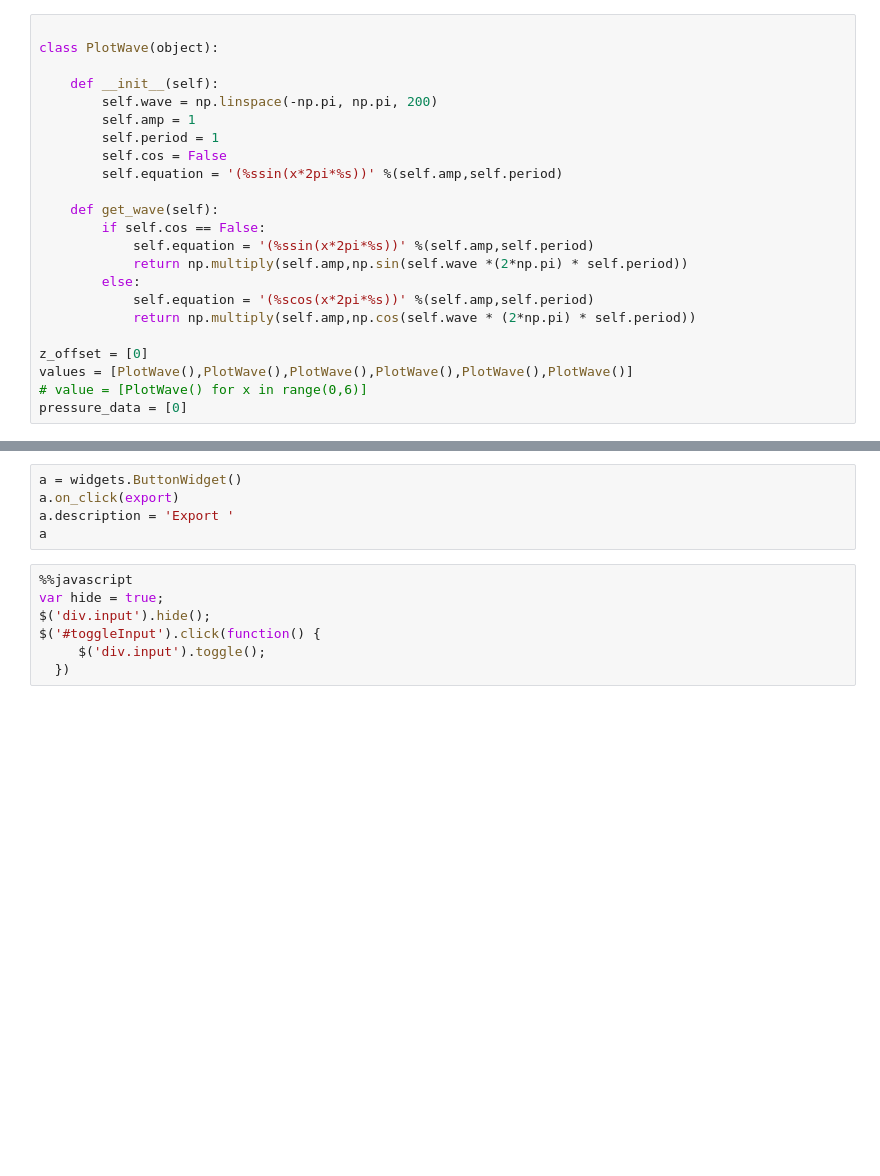
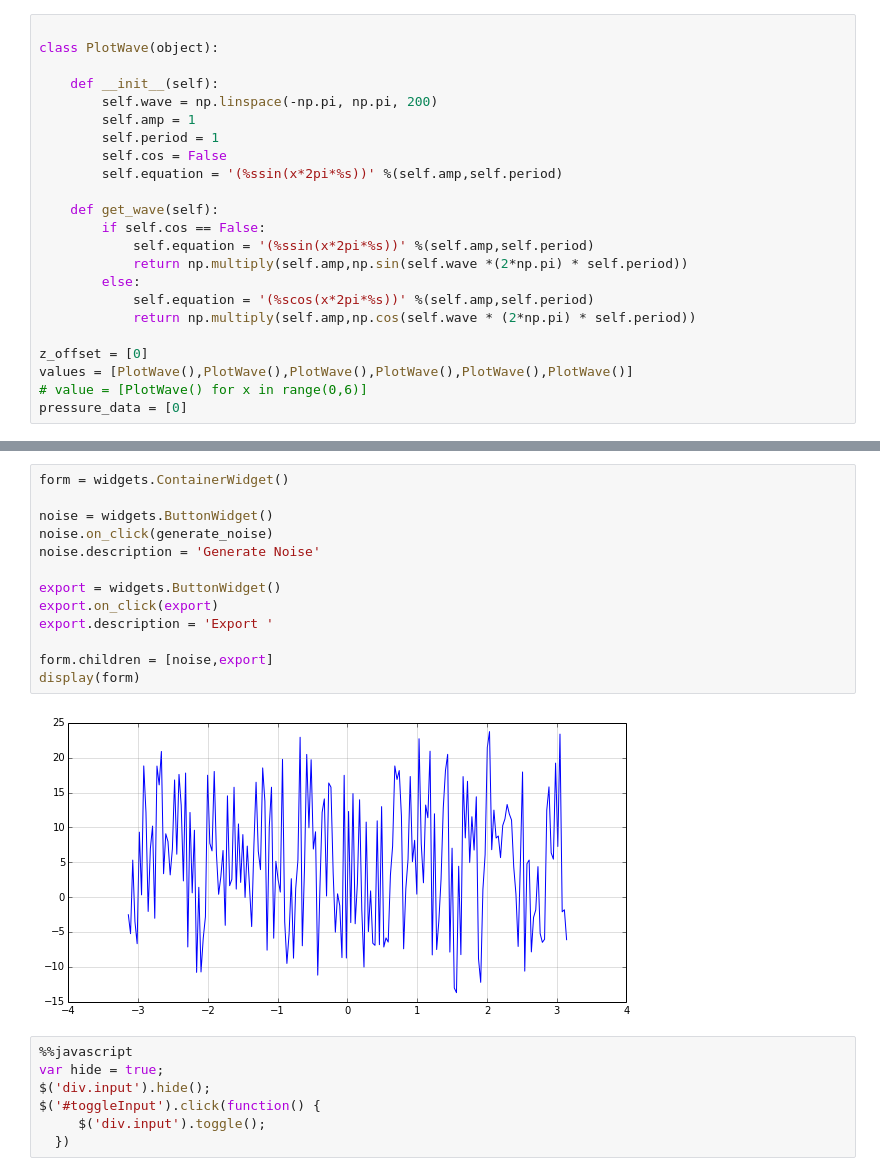
Before and after one commit to cmazzullo/wave-sensor, a Jupyter notebook: netCDF_Instrument/Create Combo Graph.ipynb, the cells around one changed output, grey strips where cells are left out. Cells and saved outputs as stored; diff of their text form; blank space fills up the shorter version.

```diff
--- a/netCDF_Instrument/Create Combo Graph.ipynb
+++ b/netCDF_Instrument/Create Combo Graph.ipynb
@@ -97,8 +105,18 @@ for x in range(0,len(values)):
-# %%
-a = widgets.ButtonWidget()
-a.on_click(export)
-a.description = 'Export '
-a
+# %%
+form = widgets.ContainerWidget()
+
+noise = widgets.ButtonWidget()
+noise.on_click(generate_noise)
+noise.description = 'Generate Noise'
+
+export = widgets.ButtonWidget()
+export.on_click(export)
+export.description = 'Export '
+
+form.children = [noise,export]
+display(form)
+# %% [output]
+[figure, added]
 # %%
 %%javascript
 var hide = true;
```
Also changed, not shown: parts of 3 cells of this notebook, 10 other files.
